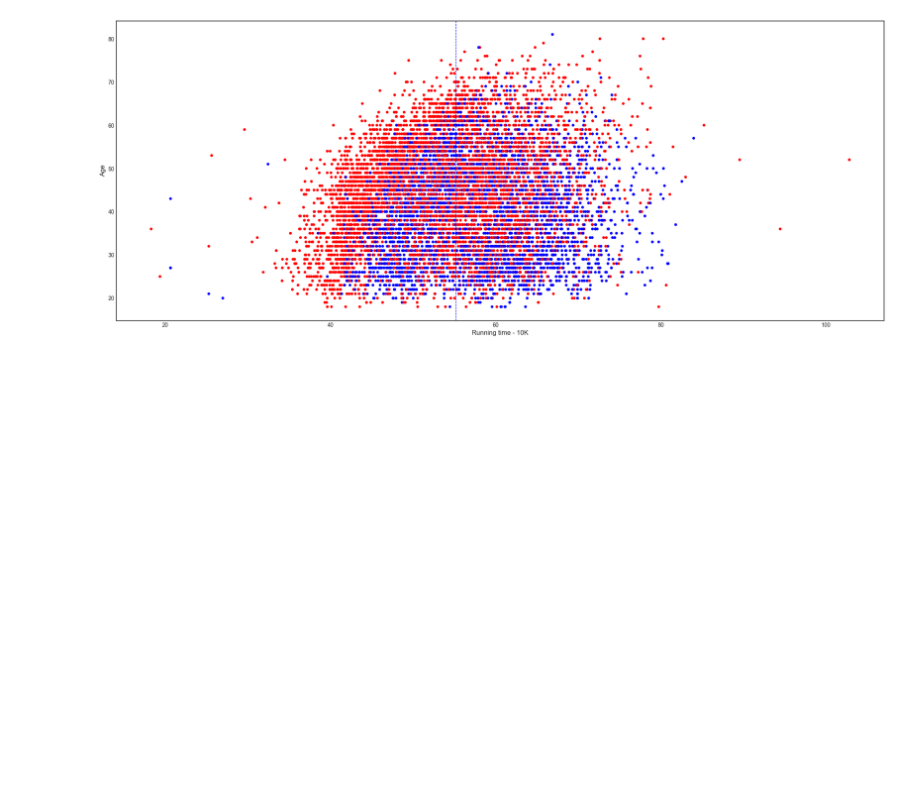
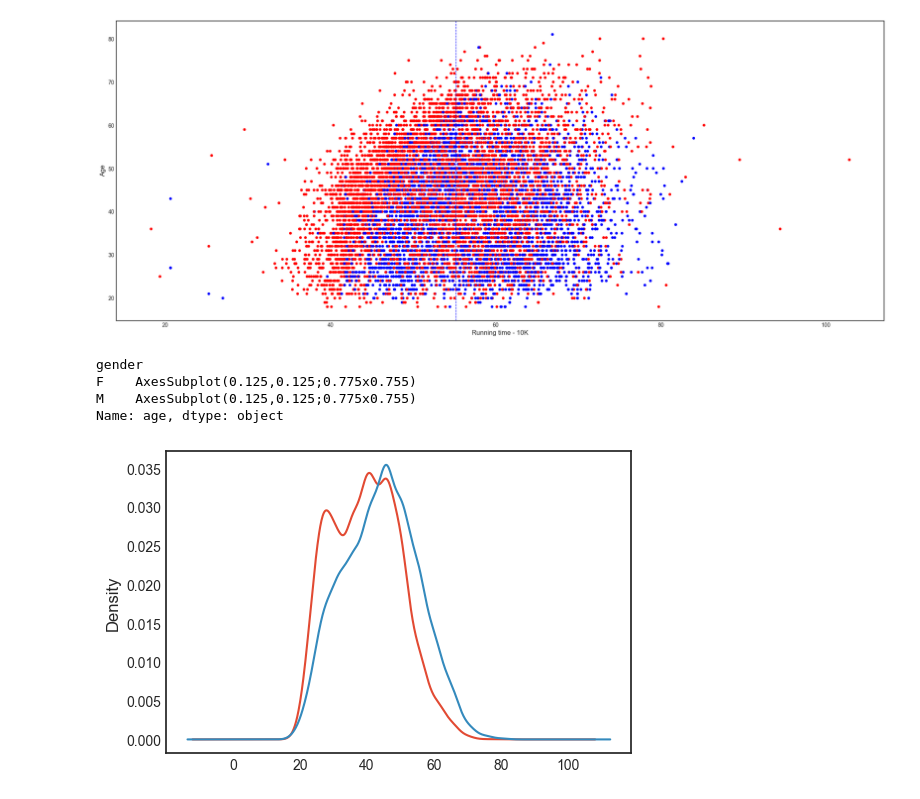
Before and after one commit to mu-mandayam/DataScience, a Jupyter notebook: Boston_Marathon_2012.ipynb, the cells around one changed output. Cells and saved outputs as stored; diff of their text form; code cells hidden in the pictures; blank space fills up the shorter version.

```diff
--- a/Boston_Marathon_2012.ipynb
+++ b/Boston_Marathon_2012.ipynb
@@ -440,3 +440,11 @@ ax.legend('Male', 'Female').set_visible(True)
 plt.show()
 # %% [output]
 [figure]
+# %%
+pie_0_df.groupby('gender').age.plot(kind='kde')
+# %% [output]
+gender
+F    AxesSubplot(0.125,0.125;0.775x0.755)
+M    AxesSubplot(0.125,0.125;0.775x0.755)
+Name: age, dtype: object
+[figure, added]
```
Also changed, not shown: parts of 5 cells of this notebook.
